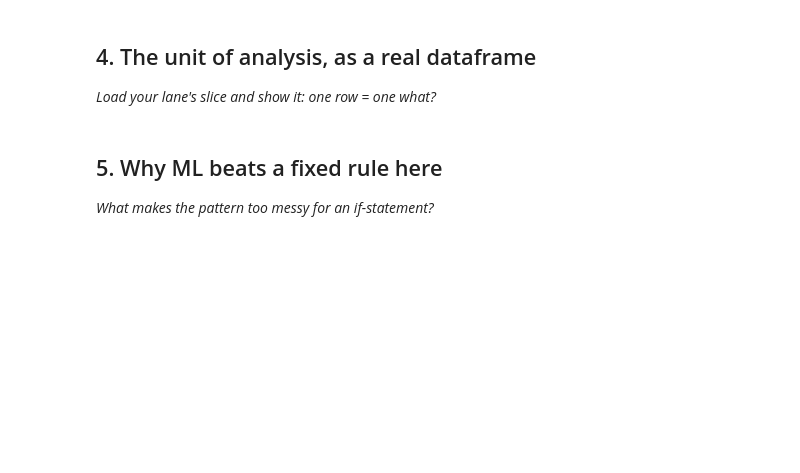
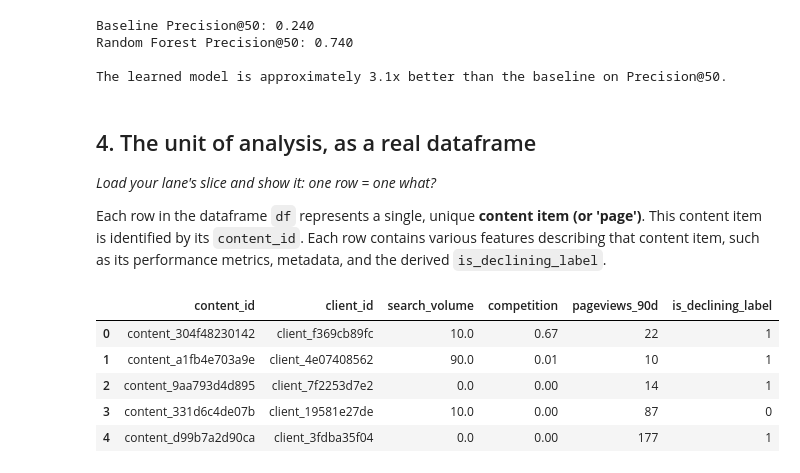
Before and after one commit to ritashreemukherjee123/Project-1-Applied-Search-Intelligence-Google-Search-Ranking-Discoverability.-, a Jupyter notebook: work/w02_ml_task_framing.ipynb, the cells around one changed output. Saved outputs shown, nothing was run; the diff lists cells and outputs as text; code cells hidden in the pictures; blank space fills up the shorter version.

```diff
--- a/work/w02_ml_task_framing.ipynb
+++ b/work/w02_ml_task_framing.ipynb
@@ -31,0 +14,21 @@ This skeleton is yours to fill. Work the sections **in order** — each one has
+# %%
+import os, sys, subprocess
+
+IN_COLAB = "google.colab" in sys.modules
+REPO_URL = "https://github.com/flyrank-bih/flyrank-ml-internship-starter"
+REPO_DIR = "flyrank-ml-internship-starter"
+
+if IN_COLAB:
+    if not os.path.isdir(REPO_DIR):
+        subprocess.run(["git", "clone", "--depth", "1", REPO_URL, REPO_DIR], check=True)
+    os.chdir(REPO_DIR)
+    subprocess.run([sys.executable, "-m", "pip", "install", "-q", "-r", "requirements.txt"], check=True)
+elif os.path.basename(os.getcwd()) == "notebooks":
+    os.chdir("..")
+
+import pandas as pd, numpy as np
+df = pd.read_csv("data/raw/content_refresh_anonymized.csv")
+
+# The label: a page is 'declining' when its recent trend is down. Simple, honest starter label.
+df["is_declining_label"] = df["trend_direction"].str.lower().eq("down").astype(int)
+print(df.shape[0], "pages |  declining rate:", round(df["is_declining_label"].mean(), 3))
@@ -32,4 +140,30 @@ This skeleton is yours to fill. Work the sections **in order** — each one has
+# %%
+import json
+
+# Load the model results if not already loaded (defensive programming)
+if 'res' not in locals():
+    res = json.load(open("outputs/model_results.json"))
+
+base_precision_at_50 = res["baseline"]["baseline_precision_at_50"]
+rf_precision_at_50 = res["models"]["random_forest"]["precision_at_50"]
+
+print(f"Baseline Precision@50: {base_precision_at_50:.3f}")
+print(f"Random Forest Precision@50: {rf_precision_at_50:.3f}")
+
+# Calculate how much better the learned model is
+if base_precision_at_50 > 0:
+    improvement_factor = rf_precision_at_50 / base_precision_at_50
+    print(f"\nThe learned model is approximately {improvement_factor:.1f}x better than the baseline on Precision@50.")
+else:
+    print("\nCannot calculate improvement factor as baseline Precision@50 is zero.")
+# %% [output]
+Baseline Precision@50: 0.240
+Random Forest Precision@50: 0.740
+
+The learned model is approximately 3.1x better than the baseline on Precision@50.
 # %% [markdown]
 ## 4. The unit of analysis, as a real dataframe
 
 *Load your lane's slice and show it: one row = one what?*
+
+Each row in the dataframe `df` represents a single, unique **content item (or 'page')**. This content item is identified by its `content_id`. Each row contains various features describing that content item, such as its performance metrics, metadata, and the derived `is_declining_label`.
@@ -39,4 +169,0 @@ This skeleton is yours to fill. Work the sections **in order** — each one has
-# %% [markdown]
-## 5. Why ML beats a fixed rule here
-
-*What makes the pattern too messy for an if-statement?*
@@ -45,0 +170,11 @@ This skeleton is yours to fill. Work the sections **in order** — each one has
+# %%
+# Display a slice of the DataFrame to show the unit of analysis.
+# We'll select a few relevant columns to illustrate what one row represents.
+display(df[['content_id', 'client_id', 'search_volume', 'competition', 'pageviews_90d', 'is_declining_label']].head())
+# %% [output]
+|  | content_id | client_id | search_volume | competition | pageviews_90d | is_declining_label |
+| 0 | content_304f48230142 | client_f369cb89fc | 10.0 | 0.67 | 22 | 1 |
+| 1 | content_a1fb4e703a9e | client_4e07408562 | 90.0 | 0.01 | 10 | 1 |
+| 2 | content_9aa793d4d895 | client_7f2253d7e2 | 0.0 | 0.00 | 14 | 1 |
+| 3 | content_331d6c4de07b | client_19581e27de | 10.0 | 0.00 | 87 | 0 |
+| 4 | content_d99b7a2d90ca | client_3fdba35f04 | 0.0 | 0.00 | 177 | 1 |
```
Also changed, not shown: parts of 21 cells of this notebook.
